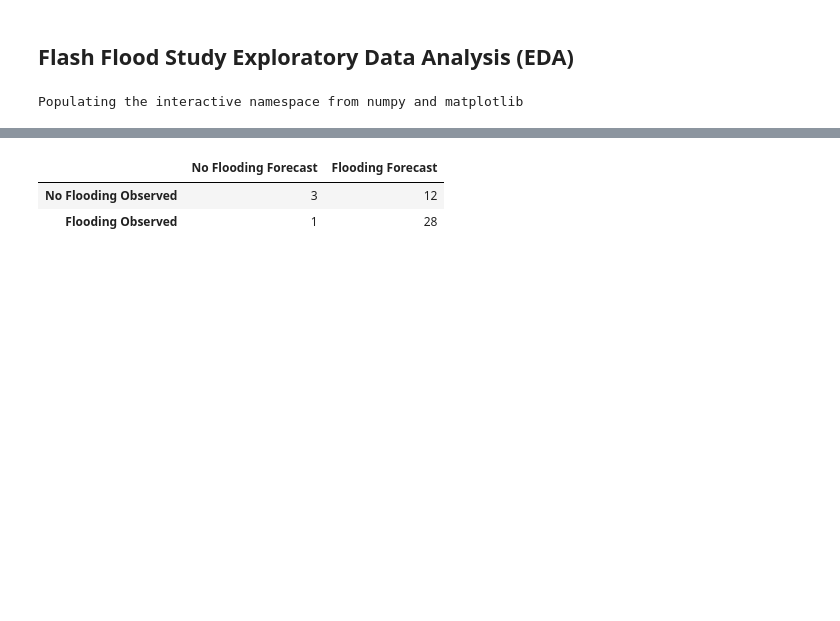
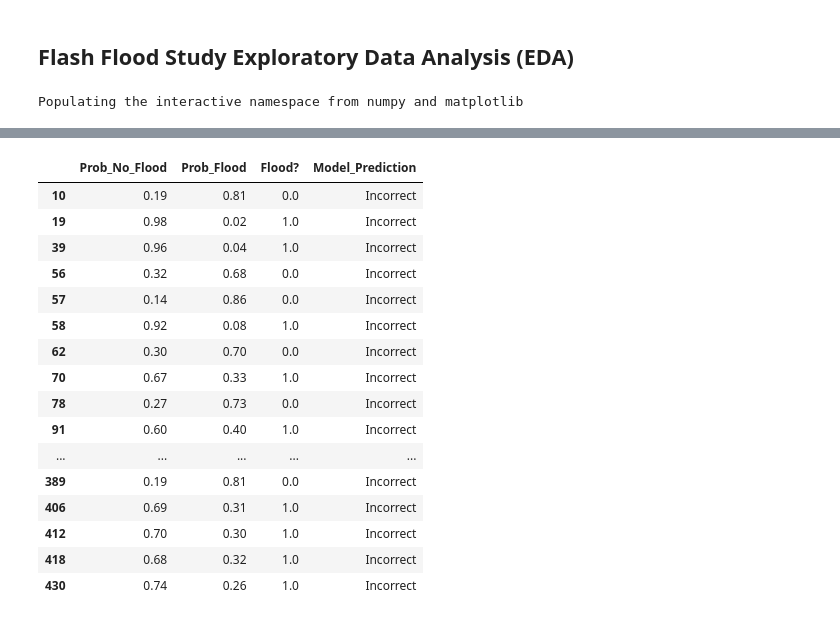
Before and after one commit to Meteorcane13/FFW_study, a Jupyter notebook: FFW_EDA.ipynb, the cells around one changed output, grey strips where cells are left out. Cells and saved outputs as stored; diff of their text form; code cells hidden in the pictures; blank space fills up the shorter version.

```diff
--- a/FFW_EDA.ipynb
+++ b/FFW_EDA.ipynb
@@ -69,0 +66,19 @@ for csv in glob.glob("*clean.csv"):
+# %%
+THERMO = ['MUCAPE', 'DCAPE', '7-5LR', 'LCL', 'LFC',
+          'FZL_AGL','PW', 'MeanRH','DD', 'WC', 'MeanMixR', 'SfcTd', 'SfcT']
+
+KIN = ['0-6km Shear Dir', '0-6km Shear Mag', 'C Dn Dir',
+       'C Dn Mag', 'C Up Dir', 'C Up Mag', 'SM Dir','SM Mag',
+       'MW Dir','MW Mag', '4-6km dir',
+       '4-6km mag']
+
+for csv in glob.glob('*full_clean.csv'):
+    site_name = csv[:4]
+    df = pd.read_csv(csv)
+    plot_heatmap(df, site_name)
+    df.dropna(subset=THERMO + KIN, inplace=True)
+    predictors = df[THERMO + KIN]
+    D = feature_dependence_matrix(predictors)
+    plot_dependence_heatmap(D, figsize=(11,10), value_fontsize=10, label_fontsize=10)
+    plt.title('{}'.format(site_name), fontweight='bold', fontsize=16)
+    plt.savefig('Feature_Dependence{}'.format(site_name))
@@ -70,28 +273,29 @@ for csv in glob.glob("*clean.csv"):
 # %%
-THERMO = ['MUCAPE', 'NCAPE', 'DCAPE', 'LCL',
-          'PW', '7-5LR', 'MeanRH', 'SfcT', 'SfcTd',
-          'DD', 'FZL_AGL', 'WC', 'MeanMixR', 'LFC']
+THERMO = ['MUCAPE', 'DCAPE', '7-5LR', 'LCL','PW', 'MeanRH','DD', 'WC', 'SfcTd', 'SfcT']
 
-#Kinematic variables
 KIN = ['0-6km Shear Dir', '0-6km Shear Mag', 'C Dn Dir',
-       'C Dn Mag', 'C Up Dir', 'C Up Mag', 'SM Dir',
-       'C Dn Mag', 'MW Dir', 'MW Mag', 'SM Mag', '4-6km dir',
-       '4-6km mag', 'Month']
-
-for csv in glob.glob("*clean.csv"):
+       'C Dn Mag', 'C Up Dir', 'C Up Mag', 'SM Dir','SM Mag',
+       'MW Dir','MW Mag', '4-6km dir',
+       '4-6km mag']
+for csv in glob.glob('*full_clean.csv'):
     site_name = csv[:4]
     df = pd.read_csv(csv)
-    #df.loc[(df['Basins'] == 2), 'Result'] = 1
-    #df.loc[(df['Basins'] == 1), 'Result'] = np.nan
+    if site_name == 'KBCE': # 3 Basins too stringent
+        df.loc[(df['Basins'] == 2), 'Result'] = 1
+    if '4HV' or 'SGU' in site_name: #Just not enough days with 2 Basins
+        df.loc[(df['Basins'] == 1), 'Result'] = 1
     df.dropna(subset=KIN + THERMO + ['Result'], inplace=True)
     predictors = df[THERMO + KIN]
+
     result = df['Result']
 
     xtrain, xtest, ytrain, ytest = train_test_split(predictors,
                                                     result,
                                                     test_size= 0.30)
+    #xtest['random'] = np.random.random(size=len(xtest))
+    #xtrain['random'] = np.random.random(size=len(xtrain))
     #Hyperparameters based on tuning
-    clf = ens.RandomForestClassifier(n_estimators=1000, max_depth=10, min_samples_leaf=2,
+    clf = ens.RandomForestClassifier(n_estimators=2000, max_depth=15, min_samples_leaf=4,
                                      min_samples_split=2,oob_score=True,
                                      class_weight='balanced')
     clf.fit(xtrain, ytrain)
@@ -100,17 +304,39 @@ for csv in glob.glob("*clean.csv"):
     internal_score = 1 - clf.oob_score_
     yprob = clf.predict_proba(xtest)[0:, 1]
     brier_score = metrics.brier_score_loss(ytest, yprob)
+    auc = metrics.roc_auc_score(ytest, yprob)
     feature_imp = pd.Series(clf.feature_importances_,
-                            index=predictors.columns).sort_values(ascending=False)
+                            index=xtest.columns).sort_values(ascending=False)
+    #feature_imp = permutation_importances(clf, xtrain, ytrain, oob_classifier_accuracy)
     cm = metrics.confusion_matrix(ytest, y_pred)
     index_names = ['No Flooding Observed', 'Flooding Observed']
     col_names = ['No Flooding Forecast', 'Flooding Forecast']
     cm_df = pd.DataFrame(cm, columns =col_names, index=index_names)
+    ck = kappa(ytest, y_pred)
     print (site_name, 'Accuracy = {:3.2f}, '.format(accuracy) +
            ' Brier Score {:3.2f}, '.format(brier_score) +
-           'Out of bag error score {:3.2f}'.format(internal_score))
+           'Out of bag error score {:3.2f}, '.format(internal_score) +
+           'AUC = {:3.2f}, '.format(auc) +
+           'Cohen\'s Kappa {:3.2f}'.format(ck))
     display(cm_df.head())
-    importance_plot(predictors, feature_imp, site_name)
+    importance_plot(xtest, feature_imp, site_name)
     boxplot(df, feature_imp, site_name)
-    print '------------------------------------ \n'
+    print '-' * 45 + '\n'
+    flood = np.round(clf.predict_proba(xtest[:]), 2)
+    prob_df = pd.DataFrame(flood, columns=['Prob_No_Flood', 'Prob_Flood'])
+    result_df = ytest.reset_index()
+    prob_df['Flood?'] = result_df['Result']
+    prob_df.loc[(prob_df['Prob_No_Flood'] > 0.5) &
+                (prob_df['Flood?'] == 1), 'Model_Prediction'] = 'Incorrect'
+    prob_df.loc[(prob_df['Prob_Flood'] > 0.5) &
+                (prob_df['Flood?'] == 0), 'Model_Prediction'] = 'Incorrect'
+    prob_df.loc[(prob_df['Prob_No_Flood'] > 0.5) &
+                (prob_df['Flood?'] == 0), 'Model_Prediction'] = 'Correct'
+    prob_df.loc[(prob_df['Prob_Flood'] > 0.5) &
+                (prob_df['Flood?'] == 1), 'Model_Prediction'] = 'Correct'
+    prob_df.loc[(prob_df['Prob_Flood'] == 0.5), 'Model_Prediction'] = 'Tie'
+
+    print 'These are the probablities for the predictions the model got incorrect'
+    display(prob_df[prob_df['Model_Prediction'] == 'Incorrect'])
+    print '-' * 45 + '\n'
 # %% [output]
@@ -124,3 +350,17 @@ for csv in glob.glob("*clean.csv"):
-|  | No Flooding Forecast | Flooding Forecast |
-| No Flooding Observed | 3 | 12 |
-| Flooding Observed | 1 | 28 |
+|  | Prob_No_Flood | Prob_Flood | Flood? | Model_Prediction |
+| 10 | 0.19 | 0.81 | 0.0 | Incorrect |
+| 19 | 0.98 | 0.02 | 1.0 | Incorrect |
+| 39 | 0.96 | 0.04 | 1.0 | Incorrect |
+| 56 | 0.32 | 0.68 | 0.0 | Incorrect |
+| 57 | 0.14 | 0.86 | 0.0 | Incorrect |
+| 58 | 0.92 | 0.08 | 1.0 | Incorrect |
+| 62 | 0.30 | 0.70 | 0.0 | Incorrect |
+| 70 | 0.67 | 0.33 | 1.0 | Incorrect |
+| 78 | 0.27 | 0.73 | 0.0 | Incorrect |
+| 91 | 0.60 | 0.40 | 1.0 | Incorrect |
+| ... | ... | ... | ... | ... |
+| 389 | 0.19 | 0.81 | 0.0 | Incorrect |
+| 406 | 0.69 | 0.31 | 1.0 | Incorrect |
+| 412 | 0.70 | 0.30 | 1.0 | Incorrect |
+| 418 | 0.68 | 0.32 | 1.0 | Incorrect |
+| 430 | 0.74 | 0.26 | 1.0 | Incorrect |
```
Also changed, not shown: parts of 12 cells of this notebook.
